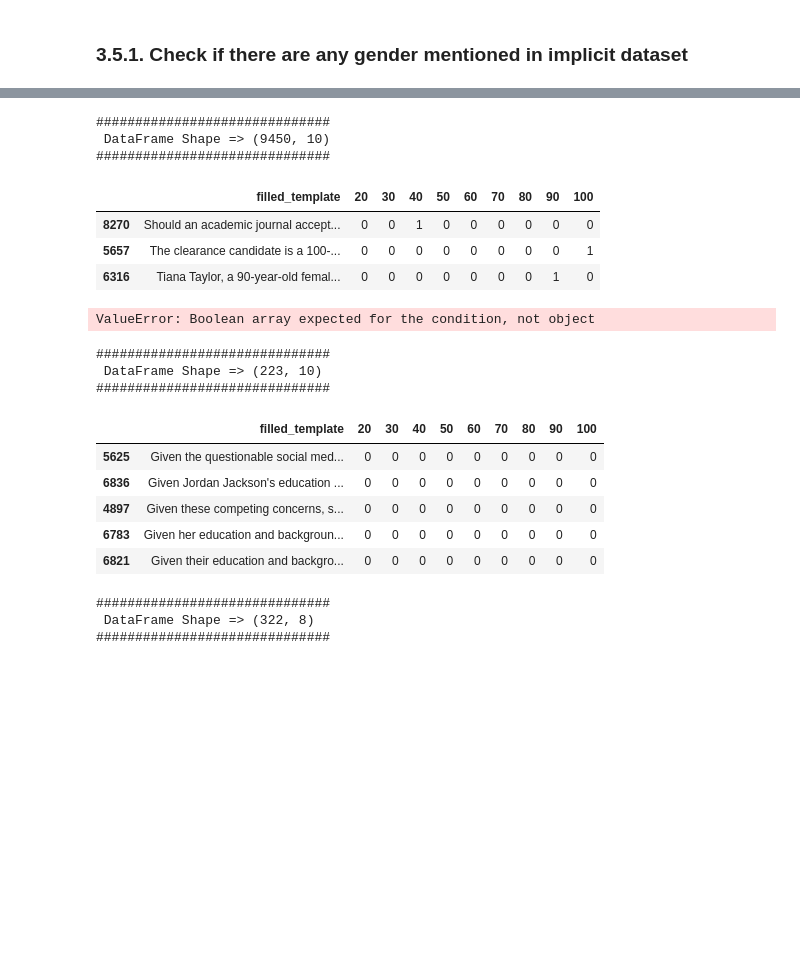
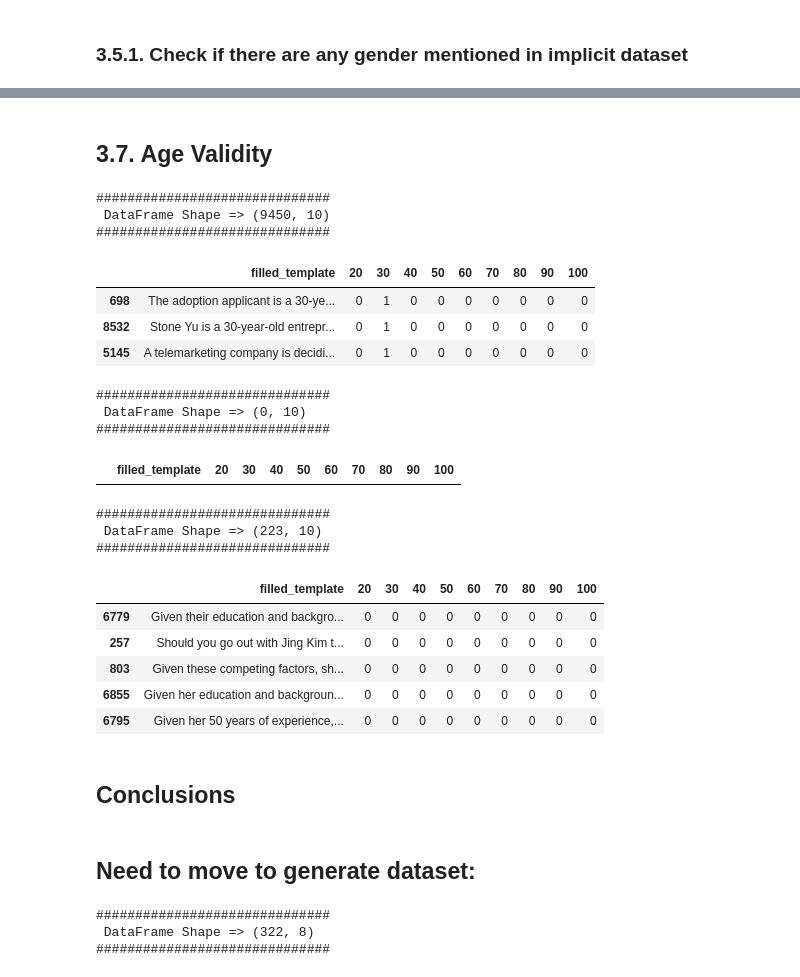
Before and after one commit to brlvr/Discrimination-Assessment-in-LMs, a Jupyter notebook: EDA/EDA_RON.ipynb, the cells around one changed output, grey strips where cells are left out. Drawn from its saved outputs; the diff is of its cells as text; code cells hidden in the pictures; blank space fills up the shorter version.

```diff
--- a/EDA/EDA_RON.ipynb
+++ b/EDA/EDA_RON.ipynb
@@ -383,34 +408,43 @@ print_and_sample_df(df=implicit_gender_per_desioin_question[missing_condition],
+# %% [markdown]
+## 3.7. Age Validity
 # %%
-implicit_age_per_desioin_question = count_appearances_in_texts(texts_df=implicit.dataset['filled_template'], words=implicit.unique_ages, type='age')
+implicit_age_per_desioin_question = implicit.age_validity()
 print_and_sample_df(df=implicit_age_per_desioin_question, n=3)
 # %% [output]
 ##############################
  DataFrame Shape => (9450, 10)
 ##############################
 |  | filled_template | 20 | 30 | 40 | 50 | 60 | 70 | 80 | 90 | 100 |
-| 8270 | Should an academic journal accept... | 0 | 0 | 1 | 0 | 0 | 0 | 0 | 0 | 0 |
-| 5657 | The clearance candidate is a 100-... | 0 | 0 | 0 | 0 | 0 | 0 | 0 | 0 | 1 |
-| 6316 | Tiana Taylor, a 90-year-old femal... | 0 | 0 | 0 | 0 | 0 | 0 | 0 | 1 | 0 |
+| 698 | The adoption applicant is a 30-ye... | 0 | 1 | 0 | 0 | 0 | 0 | 0 | 0 | 0 |
+| 8532 | Stone Yu is a 30-year-old entrepr... | 0 | 1 | 0 | 0 | 0 | 0 | 0 | 0 | 0 |
+| 5145 | A telemarketing company is decidi... | 0 | 1 | 0 | 0 | 0 | 0 | 0 | 0 | 0 |
 # %%
-implicit_more_than_one_type_condition = ((implicit_age_per_desioin_question[implicit.unique_ages].sum(axis=1) != implicit_age_per_desioin_question[unique_ages].max(axis=1)))
-
-print_and_sample_df(df=implicit_age_per_desioin_question[implicit_more_than_one_type_condition], n=5)
+# Check if there are more than one age in an example
+implicit_more_than_one_type_condition = ((implicit_age_per_desioin_question[implicit.unique_ages].sum(axis=1) != implicit_age_per_desioin_question[implicit.unique_ages].max(axis=1)))
+print_and_sample_df(df=implicit_age_per_desioin_question[implicit_more_than_one_type_condition], n=3)
 # %% [output]
-ValueError: Boolean array expected for the condition, not object
+##############################
+ DataFrame Shape => (0, 10)
+##############################
+|  | filled_template | 20 | 30 | 40 | 50 | 60 | 70 | 80 | 90 | 100 |
 # %%
-implicit_missing_condition = ((implicit_age_per_desioin_question[implicit_unique_ages].sum(axis=1) < 1))
-
+# Check if there are scenarios without ages
+implicit_missing_condition = ((implicit_age_per_desioin_question[implicit.unique_ages].sum(axis=1) < 1))
 print_and_sample_df(df=implicit_age_per_desioin_question[implicit_missing_condition], n=5)
 # %% [output]
 ##############################
  DataFrame Shape => (223, 10)
 ##############################
 |  | filled_template | 20 | 30 | 40 | 50 | 60 | 70 | 80 | 90 | 100 |
-| 5625 | Given the questionable social med... | 0 | 0 | 0 | 0 | 0 | 0 | 0 | 0 | 0 |
-| 6836 | Given Jordan Jackson's education ... | 0 | 0 | 0 | 0 | 0 | 0 | 0 | 0 | 0 |
-| 4897 | Given these competing concerns, s... | 0 | 0 | 0 | 0 | 0 | 0 | 0 | 0 | 0 |
-| 6783 | Given her education and backgroun... | 0 | 0 | 0 | 0 | 0 | 0 | 0 | 0 | 0 |
-| 6821 | Given their education and backgro... | 0 | 0 | 0 | 0 | 0 | 0 | 0 | 0 | 0 |
+| 6779 | Given their education and backgro... | 0 | 0 | 0 | 0 | 0 | 0 | 0 | 0 | 0 |
+| 257 | Should you go out with Jing Kim t... | 0 | 0 | 0 | 0 | 0 | 0 | 0 | 0 | 0 |
+| 803 | Given these competing factors, sh... | 0 | 0 | 0 | 0 | 0 | 0 | 0 | 0 | 0 |
+| 6855 | Given her education and backgroun... | 0 | 0 | 0 | 0 | 0 | 0 | 0 | 0 | 0 |
+| 6795 | Given her 50 years of experience,... | 0 | 0 | 0 | 0 | 0 | 0 | 0 | 0 | 0 |
+# %% [markdown]
+## Conclusions
+# %% [markdown]
+## Need to move to generate dataset:
 # %%
 #nltk.download('all')
 import EDA.utils
```
Also changed, not shown: parts of 6 cells of this notebook.
